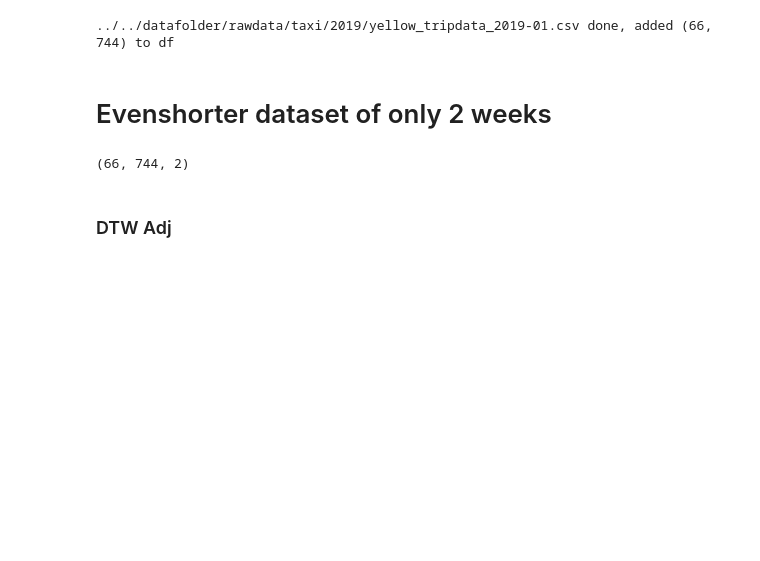
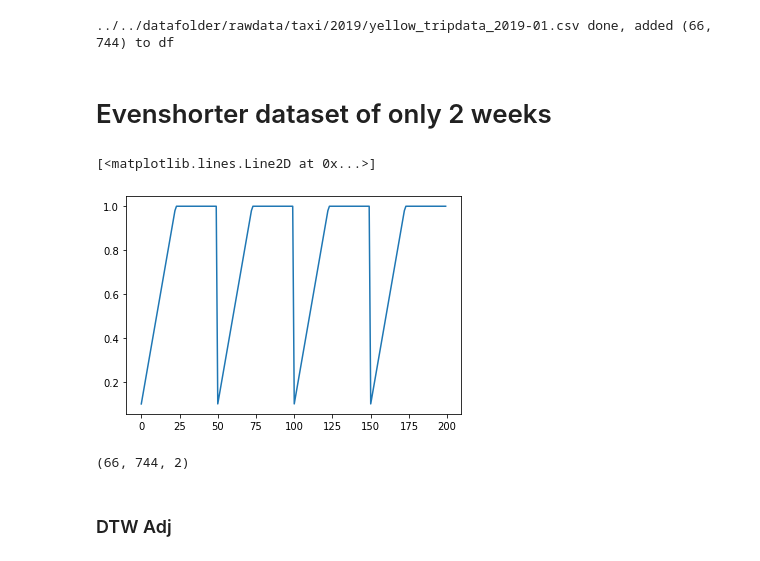
Before and after one commit to MathiasNT/NRI_for_Transport, a Jupyter notebook: notebooks/NYC_taxi_manhattan_preprocess.ipynb, the cells around one changed output. Drawn from its saved outputs; the diff is of its cells as text; code cells hidden in the pictures; blank space fills up the shorter version.

Commit message:
added kl cyc delay

```diff
--- a/notebooks/NYC_taxi_manhattan_preprocess.ipynb
+++ b/notebooks/NYC_taxi_manhattan_preprocess.ipynb
@@ -213,6 +213,28 @@ hf.create_dataset('taximonth_pick', data=pickup_month_2019.T)
 hf.close()
 # %% [markdown]
 # Evenshorter dataset of only 2 weeks
+# %%
+def cyc_anneal_delayed(epoch, cyclic, delay):
+    """
+    returns anneal weight to multiply KLD with in elbo
+    takes half a cycle to get to 1. for the rest of the cycle it will remain 1
+    so it resembles https://github.com/haofuml/cyclical_annealing
+    Function assumes epoch starts at 0
+    """
+    if epoch < delay:
+        return 1
+
+    cycle = (epoch - delay) % cyclic
+    anneal = min(1, 2 / cyclic * cycle + 0.1)
+
+    return anneal
+# %%
+test = [cyc_anneal_delayed(x, 50, 0) for x in range(200)]
+# %%
+plt.plot(test)
+# %% [output]
+[<matplotlib.lines.Line2D at 0x...>]
+[figure, added]
 # %%
 month_data_2019[:, 336]
 # %% [output]
```
Also changed, not shown: 3 other files.
